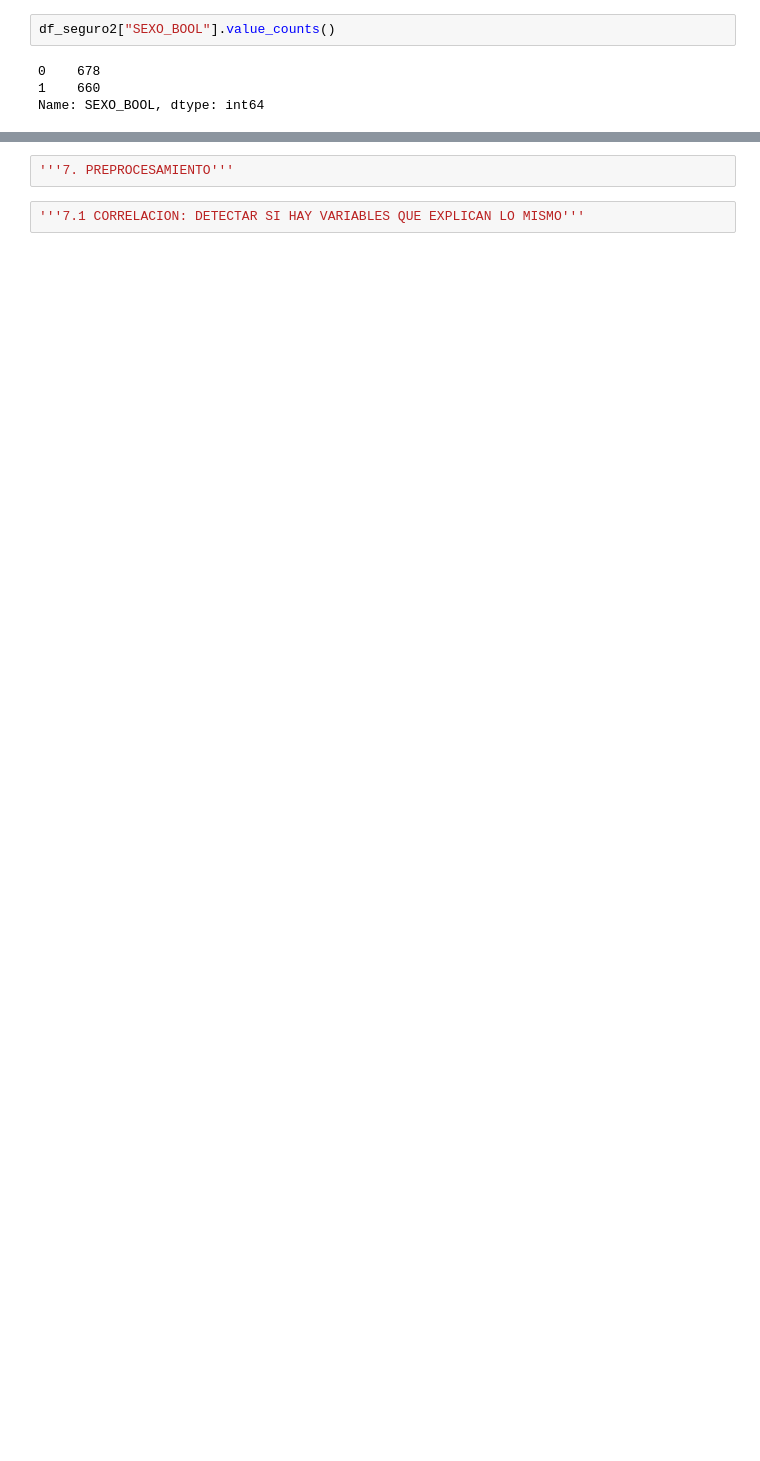
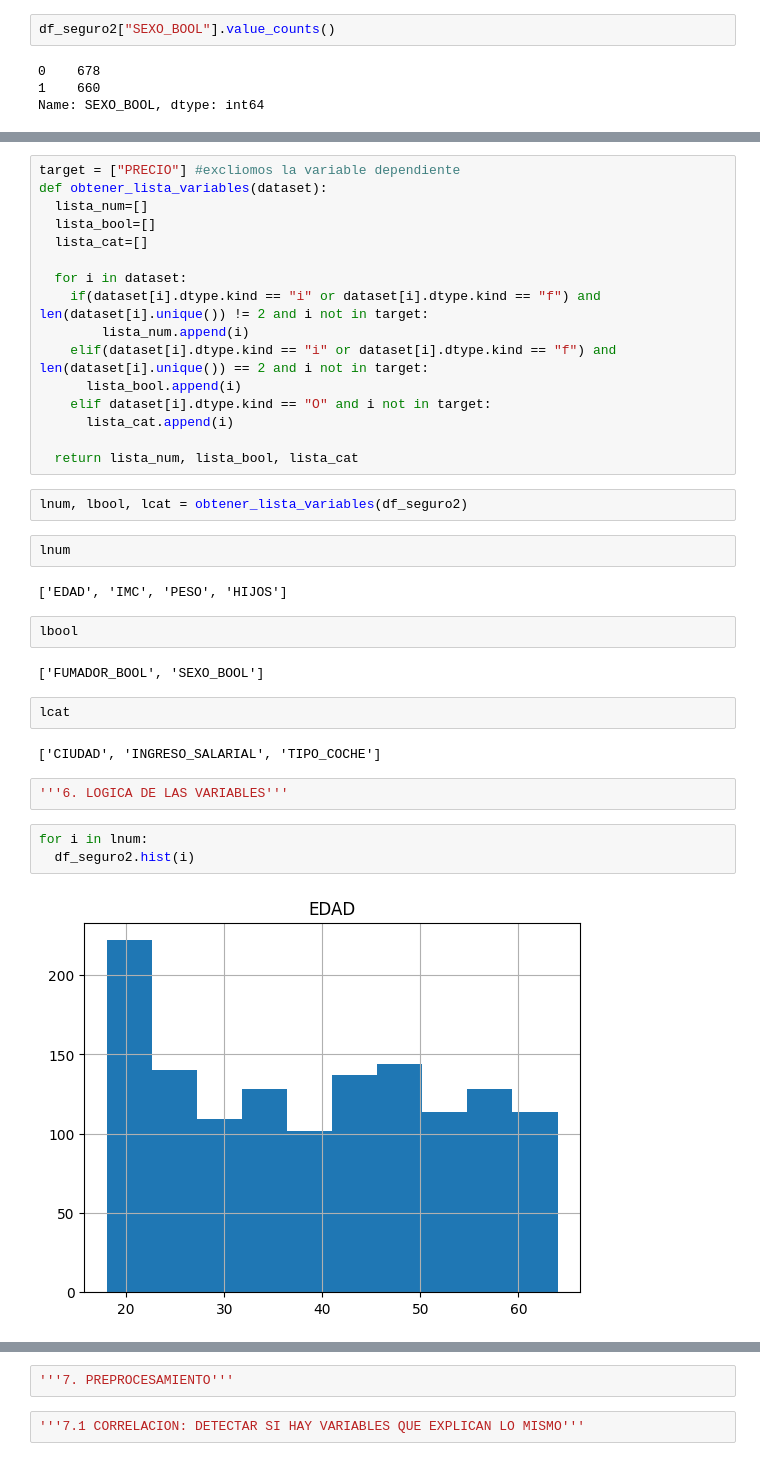
Before and after one commit to rulogar1234/nuclio-1, a Jupyter notebook: Clase2_Preprocesamiento_en_clase.ipynb, the cells around one changed output, grey strips where cells are left out. Cells and saved outputs as stored; diff of their text form; blank space fills up the shorter version.

```diff
--- a/Clase2_Preprocesamiento_en_clase.ipynb
+++ b/Clase2_Preprocesamiento_en_clase.ipynb
@@ -182,0 +208,37 @@ Name: SEXO_BOOL, dtype: int64
+# %%
+target = ["PRECIO"] #excliomos la variable dependiente
+def obtener_lista_variables(dataset):
+  lista_num=[]
+  lista_bool=[]
+  lista_cat=[]
+
+  for i in dataset:
+    if(dataset[i].dtype.kind == "i" or dataset[i].dtype.kind == "f") and len(dataset[i].unique()) != 2 and i not in target:
+        lista_num.append(i)
+    elif(dataset[i].dtype.kind == "i" or dataset[i].dtype.kind == "f") and len(dataset[i].unique()) == 2 and i not in target:
+      lista_bool.append(i)
+    elif dataset[i].dtype.kind == "O" and i not in target:
+      lista_cat.append(i)
+
+  return lista_num, lista_bool, lista_cat
+# %%
+lnum, lbool, lcat = obtener_lista_variables(df_seguro2)
+# %%
+lnum
+# %% [output]
+['EDAD', 'IMC', 'PESO', 'HIJOS']
+# %%
+lbool
+# %% [output]
+['FUMADOR_BOOL', 'SEXO_BOOL']
+# %%
+lcat
+# %% [output]
+['CIUDAD', 'INGRESO_SALARIAL', 'TIPO_COCHE']
+# %%
+'''6. LOGICA DE LAS VARIABLES'''
+# %%
+for i in lnum:
+  df_seguro2.hist(i)
+# %% [output]
+[figure, added]
```
Also changed, not shown: parts of 28 cells of this notebook.
